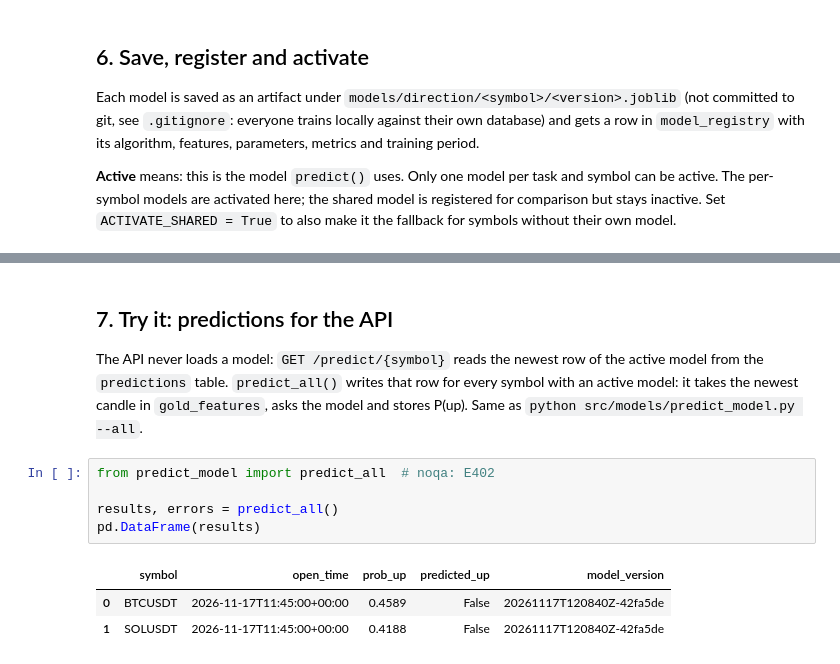
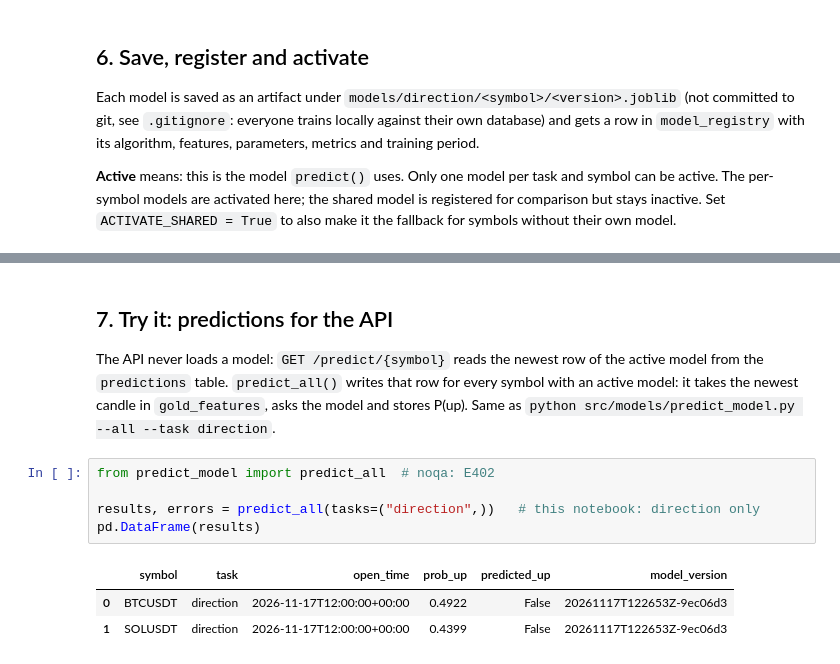
Before and after one commit to DataScientest-Studio/sep26_bde_int_opa, a Jupyter notebook: notebooks/01_train_direction.ipynb, the cells around one changed output, grey strips where cells are left out. Drawn from its saved outputs; the diff is of its cells as text.

Commit message:
Add volatility model: one training and prediction pipeline for both tasks, notebook, tests

```diff
--- a/notebooks/01_train_direction.ipynb
+++ b/notebooks/01_train_direction.ipynb
@@ -270,16 +276,16 @@ registry
 
 The API never loads a model: `GET /predict/{symbol}` reads the newest row of the active model from the
 `predictions` table. `predict_all()` writes that row for every symbol with an active model: it takes the newest
-candle in `gold_features`, asks the model and stores P(up). Same as `python src/models/predict_model.py --all`.
+candle in `gold_features`, asks the model and stores P(up). Same as `python src/models/predict_model.py --all --task direction`.
 # %%
 from predict_model import predict_all  # noqa: E402
 
-results, errors = predict_all()
+results, errors = predict_all(tasks=("direction",))   # this notebook: direction only
 pd.DataFrame(results)
 # %% [output]
-|  | symbol | open_time | prob_up | predicted_up | model_version |
-| 0 | BTCUSDT | 2026-11-17T11:45:00+00:00 | 0.4589 | False | 20261117T120840Z-42fa5de |
-| 1 | SOLUSDT | 2026-11-17T11:45:00+00:00 | 0.4188 | False | 20261117T120840Z-42fa5de |
+|  | symbol | task | open_time | prob_up | predicted_up | model_version |
+| 0 | BTCUSDT | direction | 2026-11-17T12:00:00+00:00 | 0.4922 | False | 20261117T122653Z-9ec06d3 |
+| 1 | SOLUSDT | direction | 2026-11-17T12:00:00+00:00 | 0.4399 | False | 20261117T122653Z-9ec06d3 |
 # %%
 with conn.cursor() as cur:
     cur.execute("SELECT symbol, task, open_time, y_pred_value AS prob_up, model_version, predicted_at "
```
Also changed, not shown: parts of 11 cells of this notebook, 6 other files.
